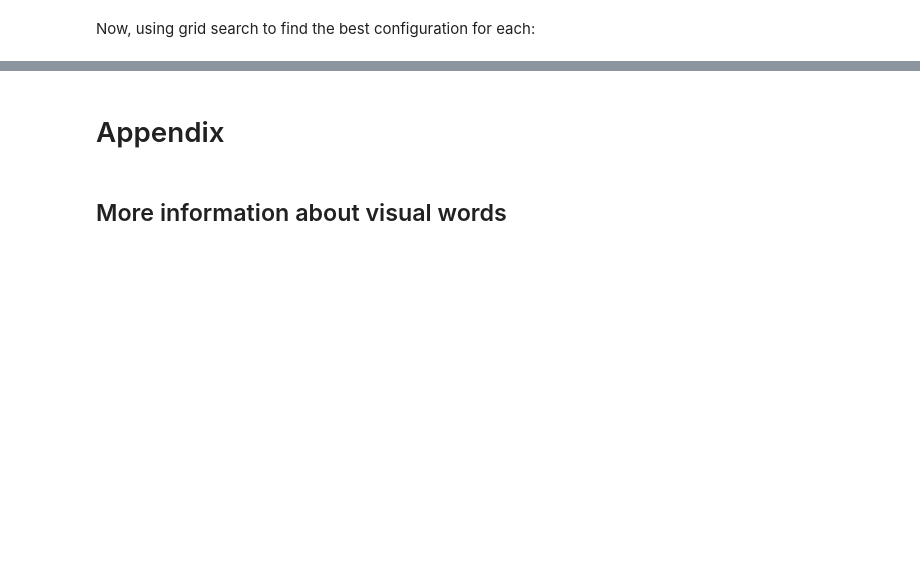
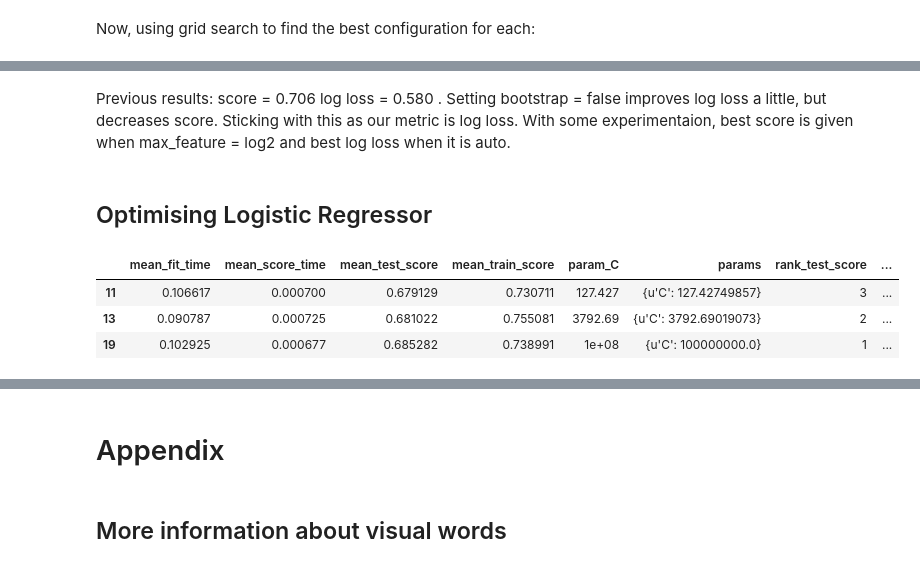
Before and after one commit to anirudhgangwal/IAML, a Jupyter notebook: 07_Assignment_3.ipynb, the cells around one changed output, grey strips where cells are left out. Drawn from its saved outputs; the diff is of its cells as text; code cells hidden in the pictures; blank space fills up the shorter version.

Commit message:
assignment 3 done. start 4 now!

```diff
--- a/07_Assignment_3.ipynb
+++ b/07_Assignment_3.ipynb
@@ -920,0 +886,6 @@ Name: 12, dtype: object
+# %%
+rf = RandomForestClassifier(random_state=0,n_estimators=500,bootstrap=False,criterion='entropy',max_depth=None,max_features='auto')
+rf.fit(X_train_std, y_train)
+pp = rf.predict_proba(X_valid_std)
+print('Optimal random forest classifier has a log loss = {}.'.format(log_loss(y_valid,pp)))
+print('Score with this classifier = {:.3f}.'.format(rf.score(X_valid_std,y_valid)))
@@ -920,0 +895,24 @@ Name: 12, dtype: object
+# %% [markdown]
+Previous results: score = 0.706 log loss = 0.580 . Setting bootstrap = false improves log loss a little, but decreases score. Sticking with this as our metric is log loss. With some experimentaion, best score is given when max_feature = log2 and best log loss when it is auto.
+# %% [markdown]
+## Optimising Logistic Regressor
+# %%
+clf2 = LogisticRegression(solver='lbfgs',class_weight=None, dual=False, fit_intercept=True,
+          intercept_scaling=1, max_iter=100, multi_class='ovr', n_jobs=1,
+          random_state=0, tol=0.0001,
+          verbose=0, warm_start=False)
+
+param_grid2 = {'C': np.logspace(-6,8,20) }
+
+
+grid_search2 = GridSearchCV(clf2, param_grid=param_grid2) # Use default 3 fold cross validation
+grid_search2.fit(X_train_std, y_train)
+pass
+# %%
+df2 = pd.DataFrame.from_dict(grid_search2.cv_results_)
+df2[df2['rank_test_score']<4]   # Show top 3 only
+# %% [output]
+|  | mean_fit_time | mean_score_time | mean_test_score | mean_train_score | param_C | params | rank_test_score | ... |
+| 11 | 0.106617 | 0.000700 | 0.679129 | 0.730711 | 127.427 | {u'C': 127.42749857} | 3 | ... |
+| 13 | 0.090787 | 0.000725 | 0.681022 | 0.755081 | 3792.69 | {u'C': 3792.69019073} | 2 | ... |
+| 19 | 0.102925 | 0.000677 | 0.685282 | 0.738991 | 1e+08 | {u'C': 100000000.0} | 1 | ... |
```
Also changed, not shown: parts of 36 cells of this notebook.
